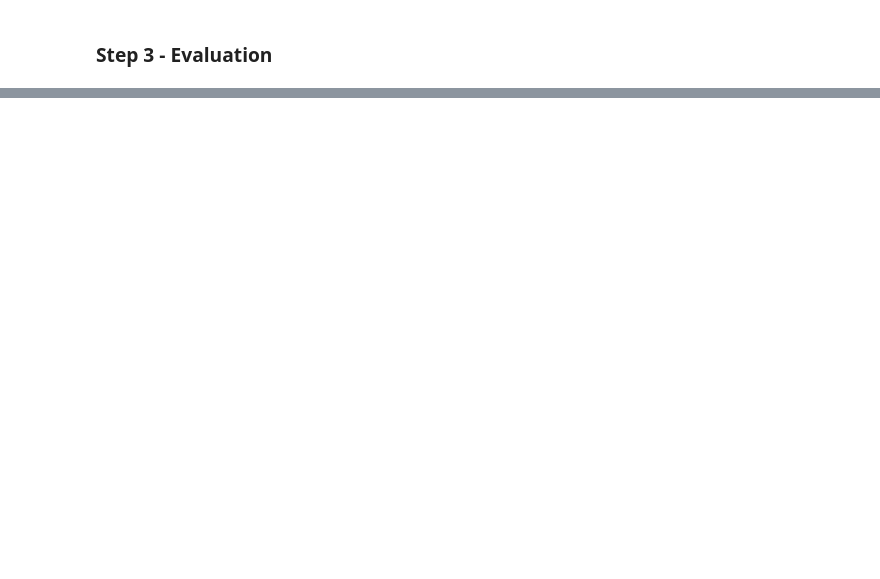
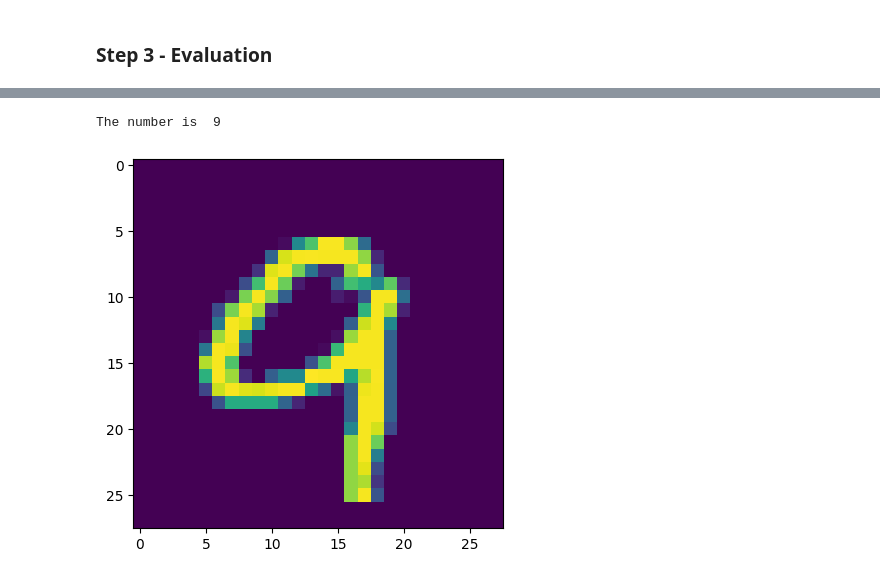
Before and after one commit to crpytoscooby/College-Assignment-1, a Jupyter notebook: Deep Learning Lab/Assignment3A.ipynb, the cells around one changed output, grey strips where cells are left out. Cells and saved outputs as stored; diff of their text form; code cells hidden in the pictures; blank space fills up the shorter version.

```diff
--- a/Deep Learning Lab/Assignment3A.ipynb
+++ b/Deep Learning Lab/Assignment3A.ipynb
@@ -179,0 +149,2 @@ Epoch 10/10
+# %%
+y_pred = model.predict(testX)
@@ -179,0 +153,10 @@ Epoch 10/10
+# %%
+import random
+random_index = random.randint(0, len(testy))
+
+print("The number is ", np.argmax(y_pred[random_index]))
+plt.imshow(testX[random_index])
+plt.show()
+# %% [output]
+The number is  9
+[figure, added]
```
Also changed, not shown: parts of 26 cells of this notebook, 1 other file.
